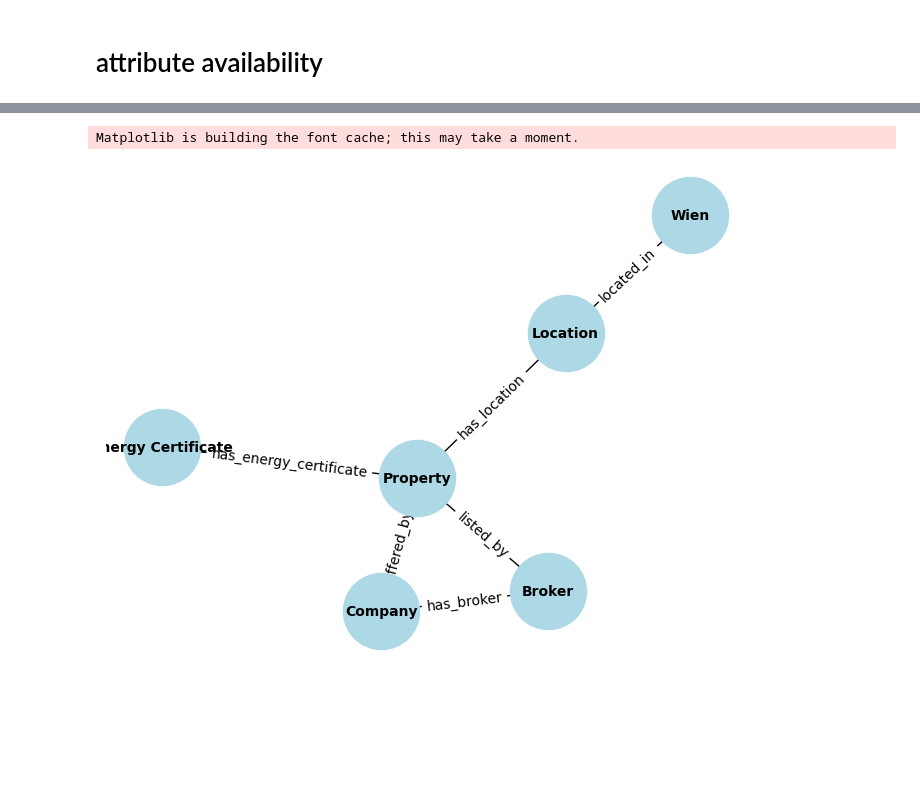
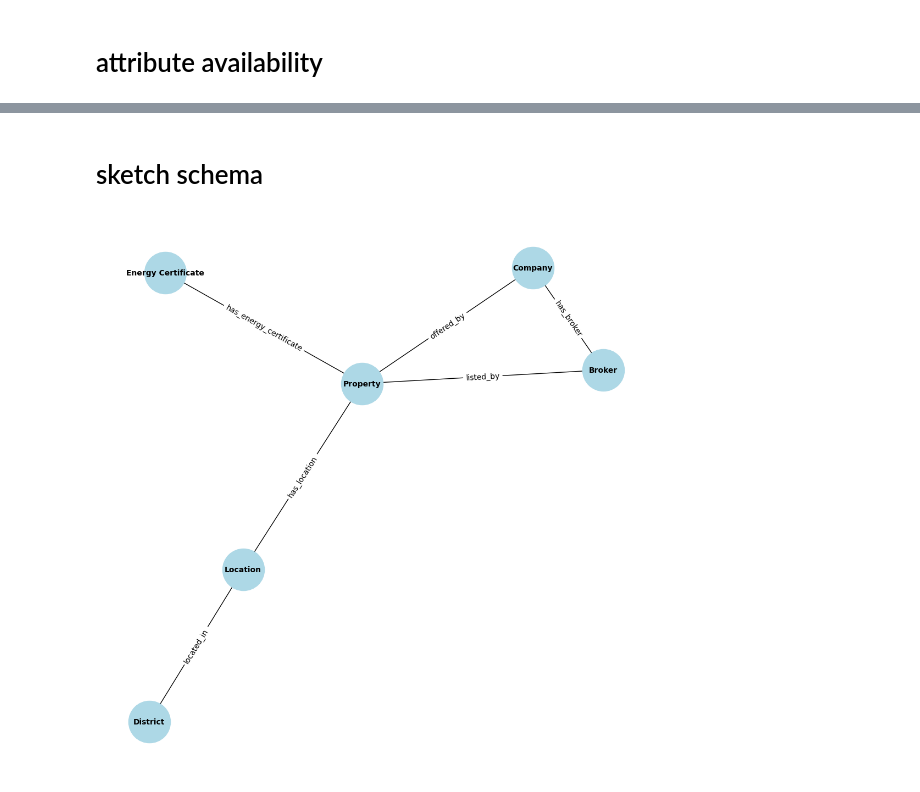
Before and after one commit to sueszli/will-wohnen, a Jupyter notebook: src/3-analysis.ipynb, the cells around one changed output, grey strips where cells are left out. Drawn from its saved outputs; the diff is of its cells as text; code cells hidden in the pictures; blank space fills up the shorter version.

```diff
--- a/src/3-analysis.ipynb
+++ b/src/3-analysis.ipynb
@@ -54,33 +23,32 @@ good attributes:
+# %% [markdown]
+# sketch schema
 # %%
 import networkx as nx
 import matplotlib.pyplot as plt
 
 G = nx.Graph()
+plt.figure(figsize=(10, 10))
 
-# Add nodes
 G.add_node("Property")
 G.add_node("Location")
 G.add_node("Company")
 G.add_node("Energy Certificate")
 G.add_node("Broker")
 
-# Add edges
 G.add_edge("Property", "Location", label="has_location")
 G.add_edge("Property", "Company", label="offered_by")
 G.add_edge("Property", "Energy Certificate", label="has_energy_certificate")
 G.add_edge("Property", "Broker", label="listed_by")
-G.add_edge("Location", "Wien", label="located_in")
+G.add_edge("Location", "District", label="located_in")
 G.add_edge("Company", "Broker", label="has_broker")
 
-# Draw the graph
 pos = nx.spring_layout(G)
-nx.draw(G, pos, with_labels=True, node_color='lightblue', node_size=3000, font_size=10, font_weight='bold')
-edge_labels = nx.get_edge_attributes(G, 'label')
+nx.draw(G, pos, with_labels=True, node_color="lightblue", node_size=3000, font_size=10, font_weight="bold")
+edge_labels = nx.get_edge_attributes(G, "label")
 nx.draw_networkx_edge_labels(G, pos, edge_labels=edge_labels)
 
-plt.axis('off')
+plt.axis("off")
 plt.tight_layout()
 plt.show()
 # %% [output]
-Matplotlib is building the font cache; this may take a moment.
-[figure, old version]
+[figure, new version]
```
Also changed, not shown: parts of 2 cells of this notebook, 3 other files.
